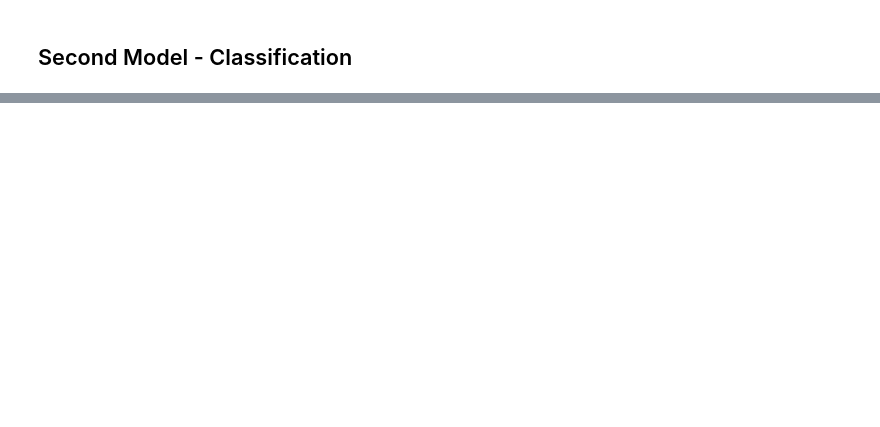
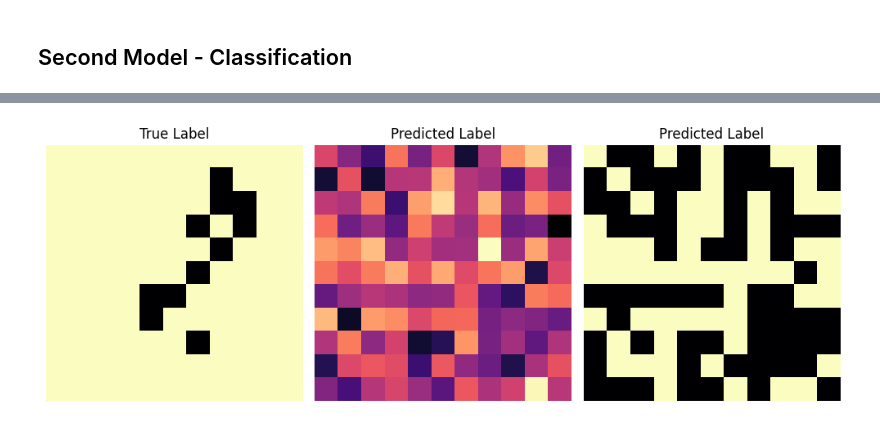
Before and after one commit to chenmo8/Predicting_Traffic_Accidents, a Jupyter notebook: Train_Model.ipynb, the cells around one changed output, grey strips where cells are left out. Cells and saved outputs as stored; diff of their text form; code cells hidden in the pictures; blank space fills up the shorter version.

```diff
--- a/Train_Model.ipynb
+++ b/Train_Model.ipynb
@@ -150,0 +292,4 @@ Model: "sequential_1"
+# %%
+predictions_model_binary = model_binary.predict([Accident_test, Traffic_test, Weather_test])
+# Threshold at 0.5 to convert output to binary (0 or 1)
+binary_predictions = (predictions_model_binary > 0.5).astype(int)
@@ -150,0 +298,28 @@ Model: "sequential_1"
+# %%
+import matplotlib.pyplot as plt
+
+# Plot the true label and predicted label side by side
+fig, axes = plt.subplots(1, 3, figsize=(10, 8))  # 1 row, 2 columns
+i=-5000
+
+# Plot true label (Y_test[-1])
+axes[0].imshow(Binary_Out_test[i], cmap='magma_r')
+axes[0].set_title("True Label")
+axes[0].axis('off')  # Hide axis for better visualization
+
+# Plot prediction (predictions[-1])
+axes[1].imshow(predictions_model_binary[i], cmap='magma_r')
+axes[1].set_title("Predicted Label")
+axes[1].axis('off')  # Hide axis for better visualization
+
+# Plot prediction (predictions[-1])
+axes[2].imshow(binary_predictions[i], cmap='magma_r')
+axes[2].set_title("Predicted Label")
+axes[2].axis('off')  # Hide axis for better visualization
+
+
+# Show the plot
+plt.tight_layout()  # Adjust spacing
+plt.show()
+# %% [output]
+[figure, added]
```
Also changed, not shown: parts of 17 cells of this notebook.
